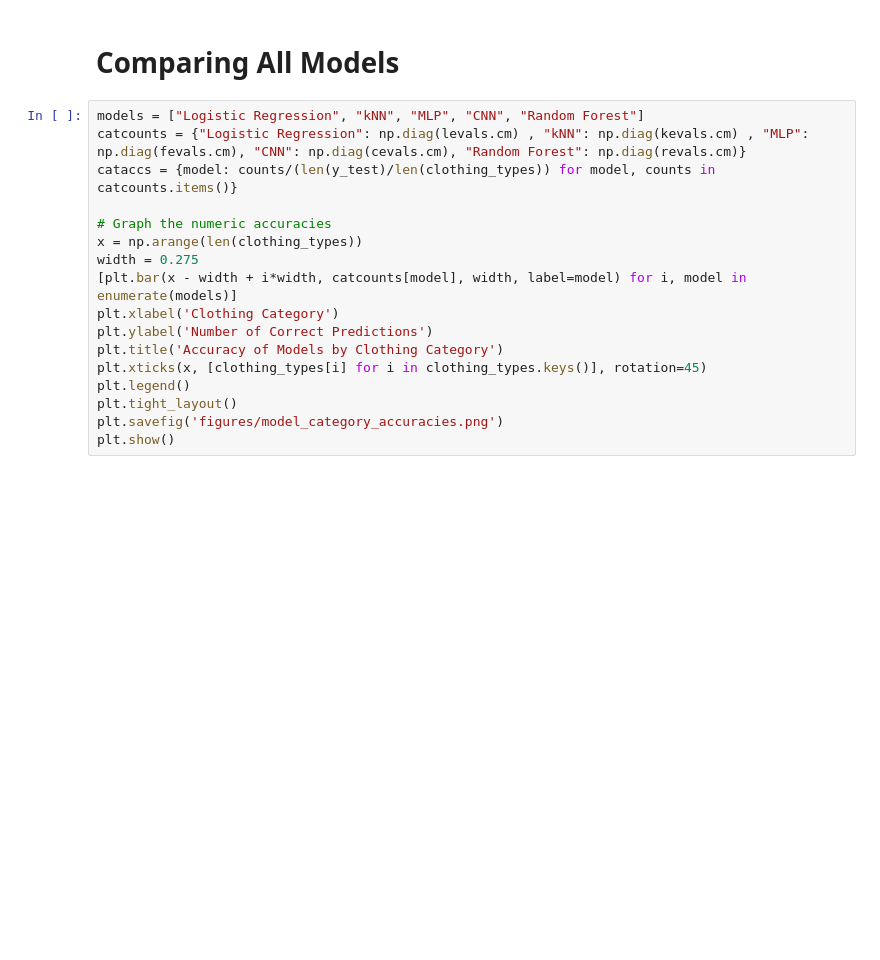
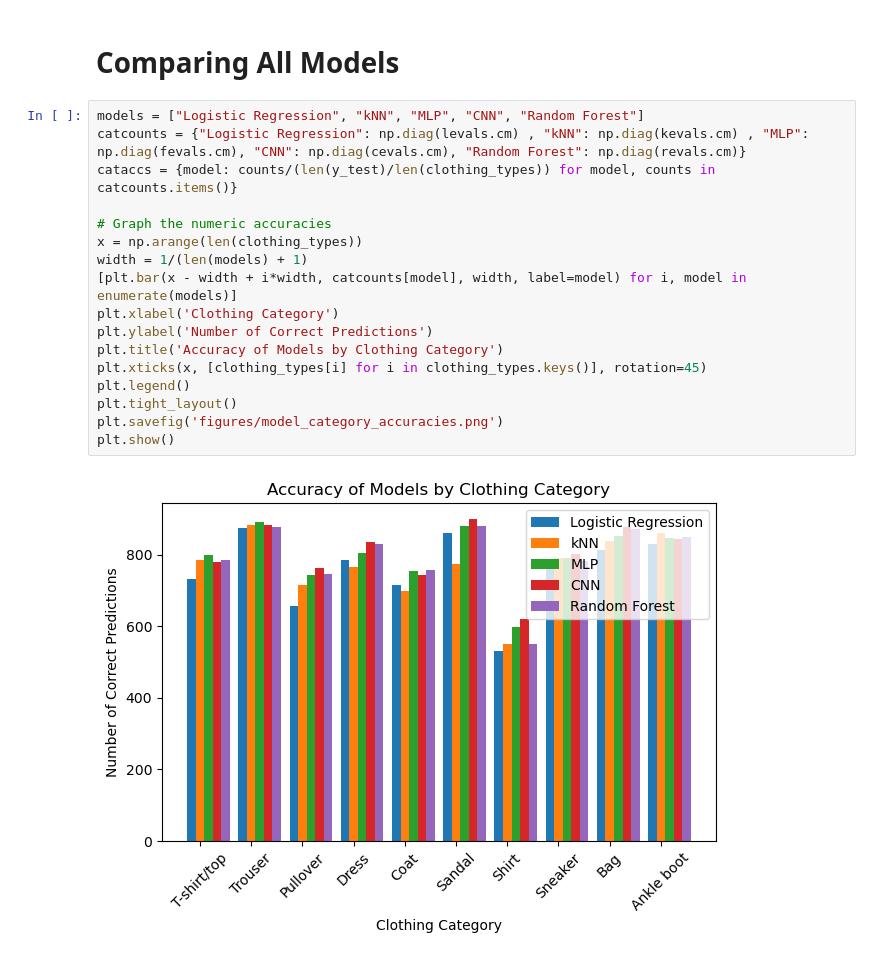
Before and after one commit to ShuWald/fahsion, a Jupyter notebook: main.ipynb, the cells around one changed output. Drawn from its saved outputs; the diff is of its cells as text; blank space fills up the shorter version.

```diff
--- a/main.ipynb
+++ b/main.ipynb
@@ -112,20 +439,22 @@ print(f"Test time for Random Forest: {re_test_time:.2f} seconds")
 # %%
 models = ["Logistic Regression", "kNN", "MLP", "CNN", "Random Forest"]
 catcounts = {"Logistic Regression": np.diag(levals.cm) , "kNN": np.diag(kevals.cm) , "MLP": np.diag(fevals.cm), "CNN": np.diag(cevals.cm), "Random Forest": np.diag(revals.cm)}
 cataccs = {model: counts/(len(y_test)/len(clothing_types)) for model, counts in catcounts.items()}
 
 # Graph the numeric accuracies
 x = np.arange(len(clothing_types))
-width = 0.275
+width = 1/(len(models) + 1)
 [plt.bar(x - width + i*width, catcounts[model], width, label=model) for i, model in enumerate(models)]
 plt.xlabel('Clothing Category')
 plt.ylabel('Number of Correct Predictions')
 plt.title('Accuracy of Models by Clothing Category')
 plt.xticks(x, [clothing_types[i] for i in clothing_types.keys()], rotation=45)
 plt.legend()
 plt.tight_layout()
 plt.savefig('figures/model_category_accuracies.png')
 plt.show()
+# %% [output]
+[figure, added]
 # %%
 [print(f"{model} Category Accuracy: {cataccs[model]}") for model in models]
 totaccs = {model: np.round(np.mean(cataccs[model]), 4) for model in models}
```
Also changed, not shown: parts of 22 cells of this notebook, 11 other files.
